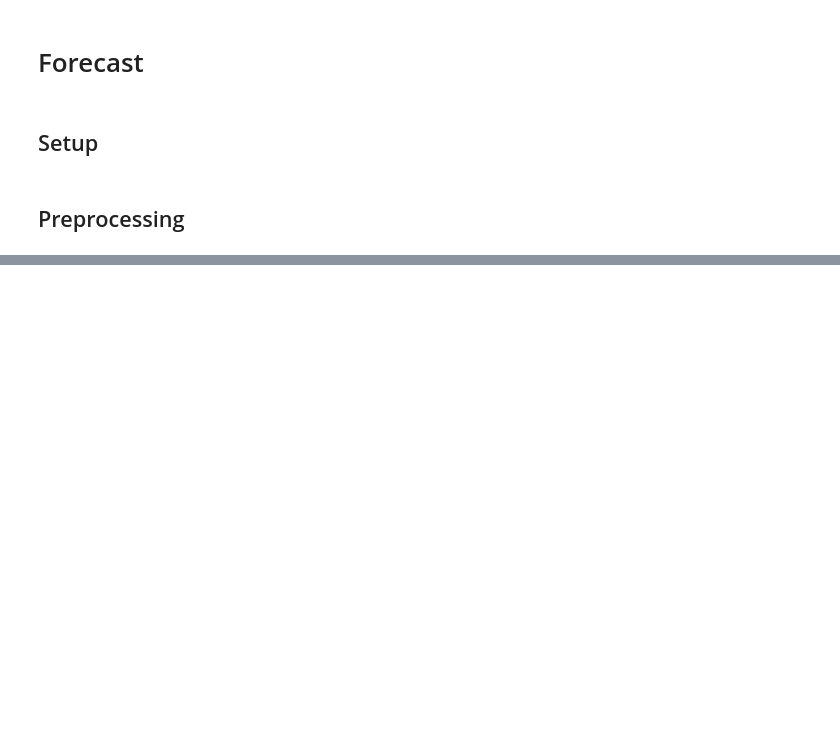
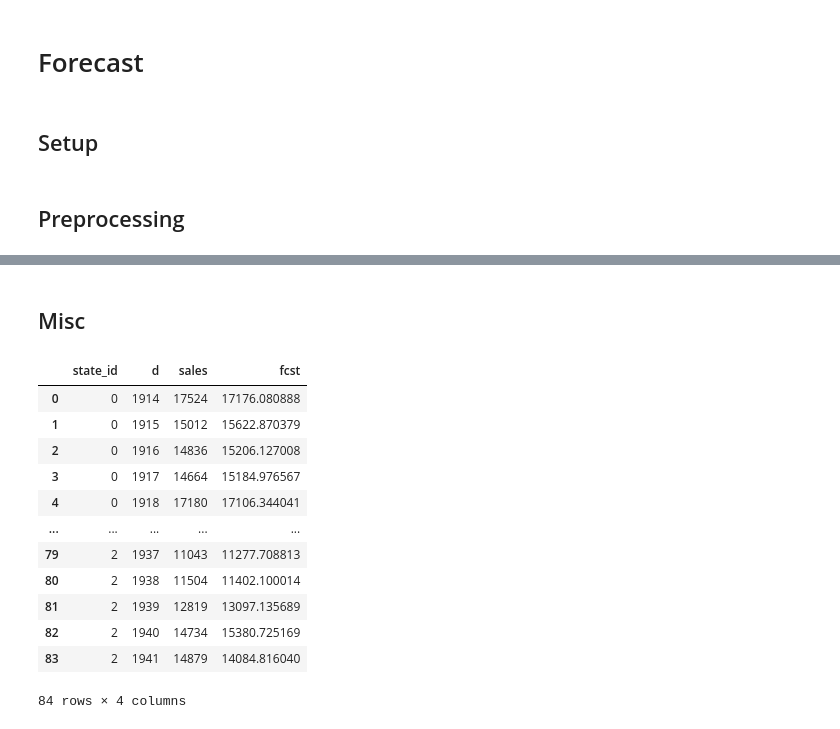
Before and after one commit to coldwhitewinters/m5-forecasting, a Jupyter notebook: notebooks/main-Copy1.ipynb, the cells around one changed output, grey strips where cells are left out. Saved outputs shown, nothing was run; the diff lists cells and outputs as text; code cells hidden in the pictures; blank space fills up the shorter version.

```diff
--- a/notebooks/main-Copy1.ipynb
+++ b/notebooks/main-Copy1.ipynb
@@ -913,0 +126,19 @@ array([0, 1], dtype=int8)
+# %% [markdown]
+## Misc
+# %%
+fcst = pd.read_parquet(cfg.ROOT_DIR / "fcst/ets/2/fcst.parquet")
+fcst
+# %% [output]
+|  | state_id | d | sales | fcst |
+| 0 | 0 | 1914 | 17524 | 17176.080888 |
+| 1 | 0 | 1915 | 15012 | 15622.870379 |
+| 2 | 0 | 1916 | 14836 | 15206.127008 |
+| 3 | 0 | 1917 | 14664 | 15184.976567 |
+| 4 | 0 | 1918 | 17180 | 17106.344041 |
+| ... | ... | ... | ... | ... |
+| 79 | 2 | 1937 | 11043 | 11277.708813 |
+| 80 | 2 | 1938 | 11504 | 11402.100014 |
+| 81 | 2 | 1939 | 12819 | 13097.135689 |
+| 82 | 2 | 1940 | 14734 | 15380.725169 |
+| 83 | 2 | 1941 | 14879 | 14084.816040 |
+84 rows × 4 columns
```
Also changed, not shown: parts of 141 cells of this notebook, 6 other files.
